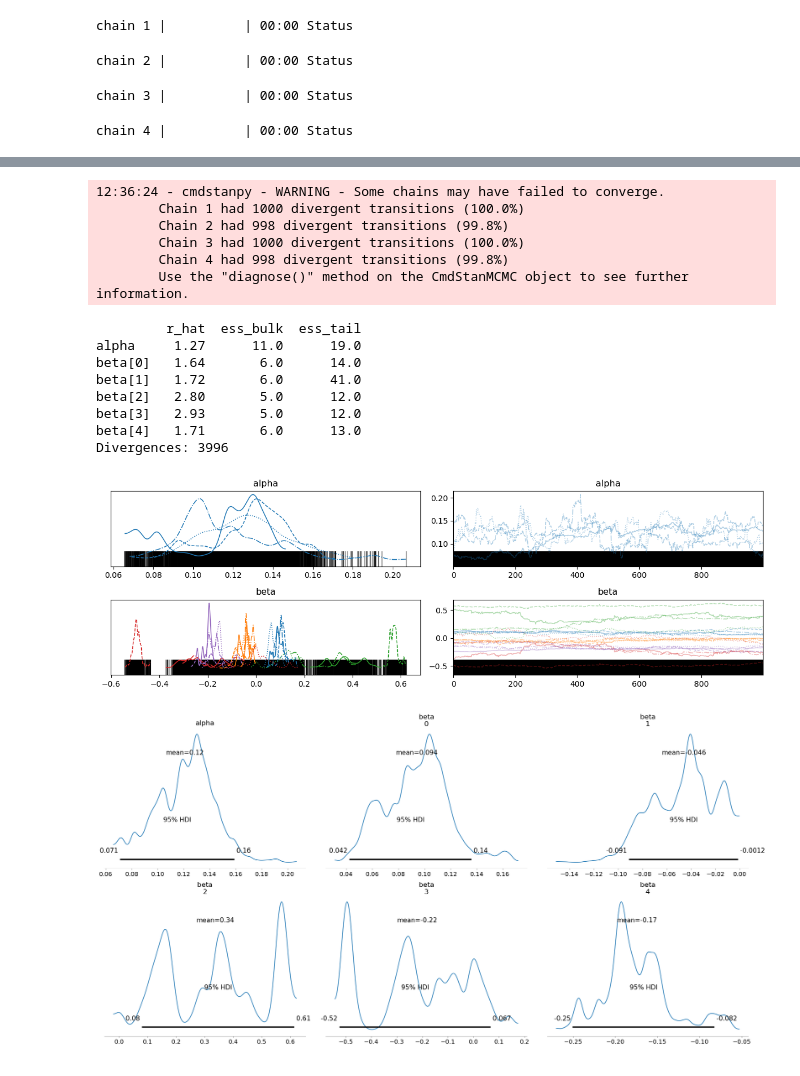
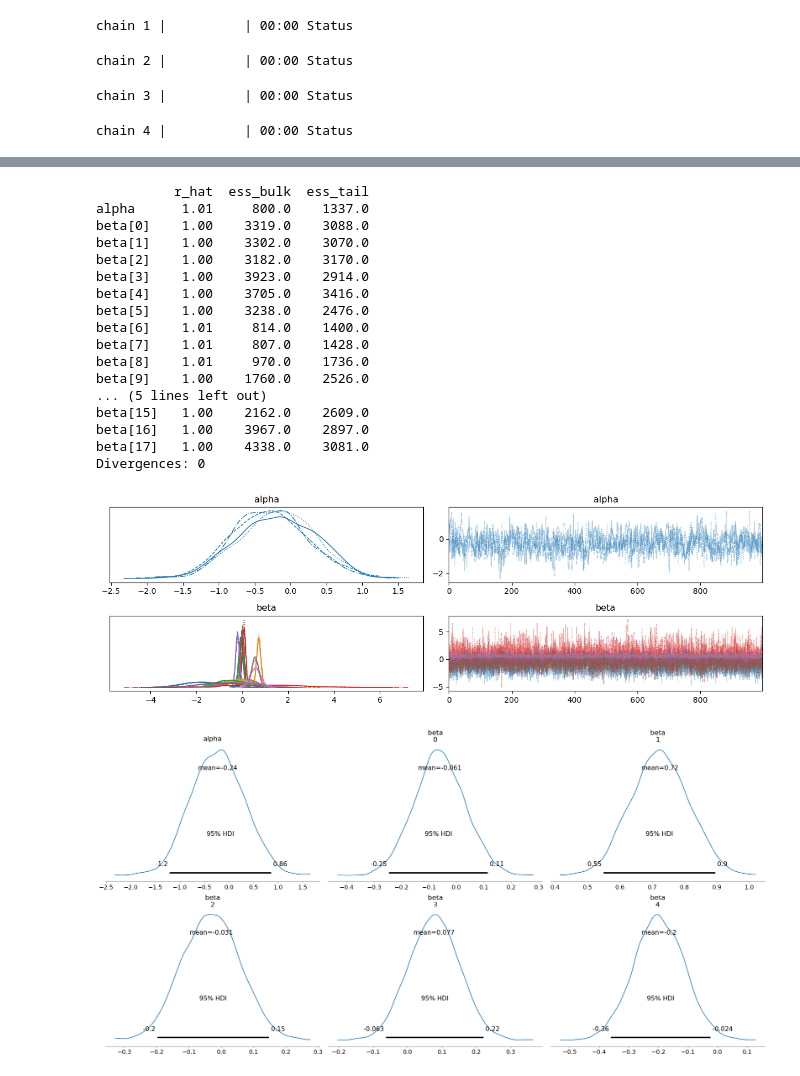
Before and after one commit to AdamTrybus/data_analytics, a Jupyter notebook: model1.ipynb, the cells around one changed output, grey strips where cells are left out. Drawn from its saved outputs; the diff is of its cells as text; code cells hidden in the pictures.

```diff
--- a/model1.ipynb
+++ b/model1.ipynb
@@ -111,6 +70,6 @@ chain 1 |          | 00:00 Status
 # %%
 # === MODELOWANIE WŁAŚCIWE ===
-model_fit = CmdStanModel(stan_file="./project/data_analytics/model1_fit.stan")
+model_fit = CmdStanModel(stan_file="model1_fit.stan")
 fit = model_fit.sample(
     data=stan_data,
     chains=4,
@@ -149,16 +108,19 @@ chain 4 |          | 00:00 Status
-12:36:24 - cmdstanpy - WARNING - Some chains may have failed to converge.
-        Chain 1 had 1000 divergent transitions (100.0%)
-        Chain 2 had 998 divergent transitions (99.8%)
-        Chain 3 had 1000 divergent transitions (100.0%)
-        Chain 4 had 998 divergent transitions (99.8%)
-        Use the "diagnose()" method on the CmdStanMCMC object to see further information.
+          r_hat  ess_bulk  ess_tail
+alpha      1.01     800.0    1337.0
+beta[0]    1.00    3319.0    3088.0
+beta[1]    1.00    3302.0    3070.0
+beta[2]    1.00    3182.0    3170.0
+beta[3]    1.00    3923.0    2914.0
+beta[4]    1.00    3705.0    3416.0
+beta[5]    1.00    3238.0    2476.0
+beta[6]    1.01     814.0    1400.0
+beta[7]    1.01     807.0    1428.0
+beta[8]    1.01     970.0    1736.0
+beta[9]    1.00    1760.0    2526.0
+... (5 lines left out)
+beta[15]   1.00    2162.0    2609.0
+beta[16]   1.00    3967.0    2897.0
+beta[17]   1.00    4338.0    3081.0
+Divergences: 0
-         r_hat  ess_bulk  ess_tail
-alpha     1.27      11.0      19.0
-beta[0]   1.64       6.0      14.0
-beta[1]   1.72       6.0      41.0
-beta[2]   2.80       5.0      12.0
-beta[3]   2.93       5.0      12.0
-beta[4]   1.71       6.0      13.0
-Divergences: 3996
-[figure, old version]
+[figure, new version]
-[figure, old version]
+[figure, new version]
```
Also changed, not shown: parts of 12 cells of this notebook, 4 other files.
